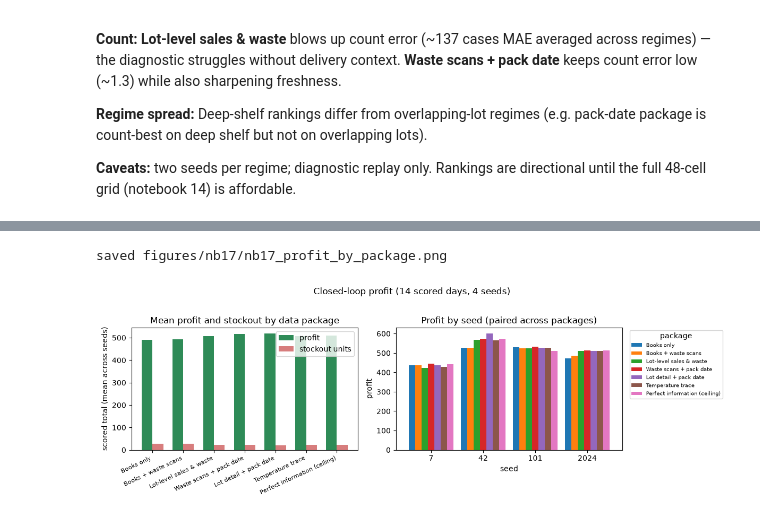
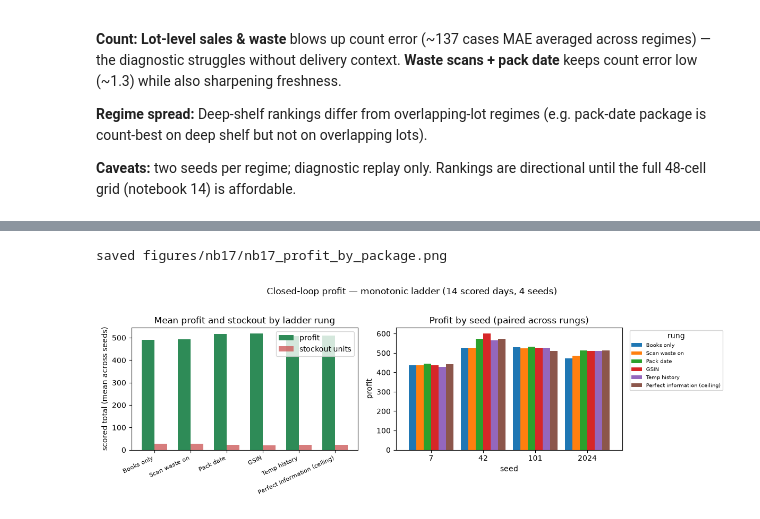
Before and after one commit to OliverEvans96/blueberries-voi, a Jupyter notebook: notebooks/17_prelim_channel_ladder.ipynb, the cells around one changed output, grey strips where cells are left out. Saved outputs shown, nothing was run; the diff lists cells and outputs as text; code cells hidden in the pictures.

```diff
--- a/notebooks/17_prelim_channel_ladder.ipynb
+++ b/notebooks/17_prelim_channel_ladder.ipynb
@@ -142,6 +150,7 @@ filter_rows = run_batch(
     gsin_cells=FILTER_DIAG_CELLS,
 )
 filter_df = pd.DataFrame(filter_rows)
+filter_df = filter_df[filter_df["channel"].isin(MONOTONIC_LADDER_IDS)].copy()
 filter_df["data_package"] = filter_df["channel"].map(DATA_PACKAGE_LABELS)
 filter_agg = (
     filter_df.groupby(["regime", "data_package"], as_index=False)[["count_mae", "store_mean_f_mae"]]
@@ -169,18 +178,9 @@ filter_agg
 # %%
-_DISPLAY_ORDER = [
-    "Books only",
-    "Books + waste scans",
-    "Lot-level sales & waste",
-    "Waste scans + pack date",
-    "Lot detail + pack date",
-    "Temperature trace",
-]
-_regime_order = [r for r in REGIME_TITLES if r in filter_agg["regime"].unique()]
 plot_filter = (
     filter_agg.set_index(["regime", "data_package"])
     .reindex(
         pd.MultiIndex.from_product(
-            [_regime_order, _DISPLAY_ORDER],
+            [[r for r in REGIME_TITLES if r in filter_agg["regime"].unique()], LADDER_DISPLAY_ORDER],
             names=["regime", "data_package"],
         ),
         fill_value=np.nan,
@@ -188,7 +188,8 @@ plot_filter = (
     .reset_index()
 )
 
-n_regimes = len(_regime_order)
+n_regimes = plot_filter["regime"].nunique()
+_regime_order = [r for r in REGIME_TITLES if r in plot_filter["regime"].unique()]
 fig, axes = plt.subplots(n_regimes, 2, figsize=(12, 2.8 * n_regimes), squeeze=False)
 for i, regime in enumerate(_regime_order):
     sub = plot_filter[plot_filter["regime"] == regime]
@@ -200,7 +201,10 @@ for i, regime in enumerate(_regime_order):
     axes[i, 1].set_ylabel("freshness units")
     for ax in (axes[i, 0], axes[i, 1]):
         ax.tick_params(axis="x", rotation=25, labelsize=8)
-fig.suptitle("Filter accuracy by shelf regime (mean across seeds)", y=1.01)
+fig.suptitle("Filter accuracy by shelf regime (monotonic ladder, mean across seeds)", y=1.01)
 fig.tight_layout()
+_fig_filter = FIG_DIR / "nb17_filter_by_rung.png"
+fig.savefig(_fig_filter, dpi=150, bbox_inches="tight")
+print(f"saved {_fig_filter.relative_to(REPO_ROOT)}")
 plt.show()
 # %% [output]
@@ -297,45 +301,37 @@ profit_summary
 | Books only | 491.500 | 11.50 | 26.75 |
 # %%
-_PROFIT_ORDER = [
-    "Books only",
-    "Books + waste scans",
-    "Lot-level sales & waste",
-    "Waste scans + pack date",
-    "Lot detail + pack date",
-    "Temperature trace",
-    "Perfect information (ceiling)",
-]
+_PROFIT_ORDER = LADDER_DISPLAY_ORDER + ["Perfect information (ceiling)"]
 plot_profit = (
     profit_df.groupby("data_package")[["profit", "waste", "stockout"]]
     .mean()
     .reindex([label for label in _PROFIT_ORDER if label in profit_df["data_package"].values])
     .reset_index()
 )
 
 fig, axes = plt.subplots(1, 2, figsize=(12, 4))
 x = range(len(plot_profit))
 width = 0.35
 axes[0].bar([i - width / 2 for i in x], plot_profit["profit"], width=width, label="profit", color="seagreen")
 axes[0].bar([i + width / 2 for i in x], plot_profit["stockout"], width=width, label="stockout units", color="indianred", alpha=0.8)
 axes[0].set_xticks(list(x), plot_profit["data_package"], rotation=25, ha="right", fontsize=8)
 axes[0].set_ylabel("scored total (mean across seeds)")
-axes[0].set_title("Mean profit and stockout by data package")
+axes[0].set_title("Mean profit and stockout by ladder rung")
 axes[0].legend()
 
 seed_pivot = profit_df.pivot_table(index="seed", columns="data_package", values="profit", aggfunc="mean")
 seed_pivot = seed_pivot.reindex(columns=[c for c in _PROFIT_ORDER if c in seed_pivot.columns])
 seed_pivot.plot.bar(ax=axes[1], width=0.85)
-axes[1].set_title("Profit by seed (paired across packages)")
+axes[1].set_title("Profit by seed (paired across rungs)")
 axes[1].set_ylabel("profit")
 axes[1].tick_params(axis="x", rotation=0)
-axes[1].legend(title="package", bbox_to_anchor=(1.02, 1), loc="upper left", fontsize=7)
-fig.suptitle(f"Closed-loop profit ({N_SCORE} scored days, {len(PROFIT_SEEDS)} seeds)", y=1.02)
+axes[1].legend(title="rung", bbox_to_anchor=(1.02, 1), loc="upper left", fontsize=7)
+fig.suptitle(f"Closed-loop profit — monotonic ladder ({N_SCORE} scored days, {len(PROFIT_SEEDS)} seeds)", y=1.02)
 fig.tight_layout()
 _fig_path = FIG_DIR / "nb17_profit_by_package.png"
 fig.savefig(_fig_path, dpi=150, bbox_inches="tight")
 print(f"saved {_fig_path.relative_to(REPO_ROOT)}")
 plt.show()
 # %% [output]
 saved figures/nb17/nb17_profit_by_package.png
-[figure, old version]
+[figure, new version]
 # %% [markdown]
```
Also changed, not shown: parts of 9 cells of this notebook, 3 other files.
